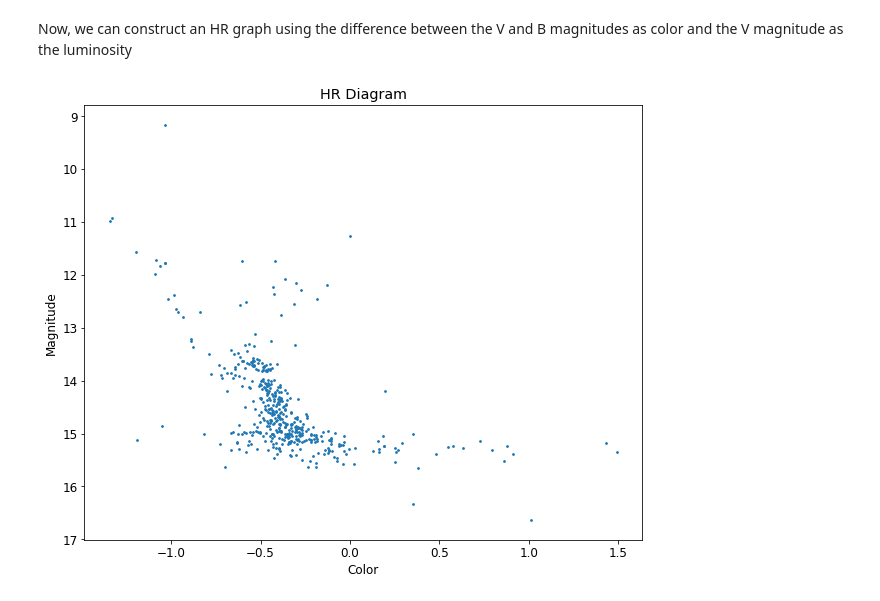
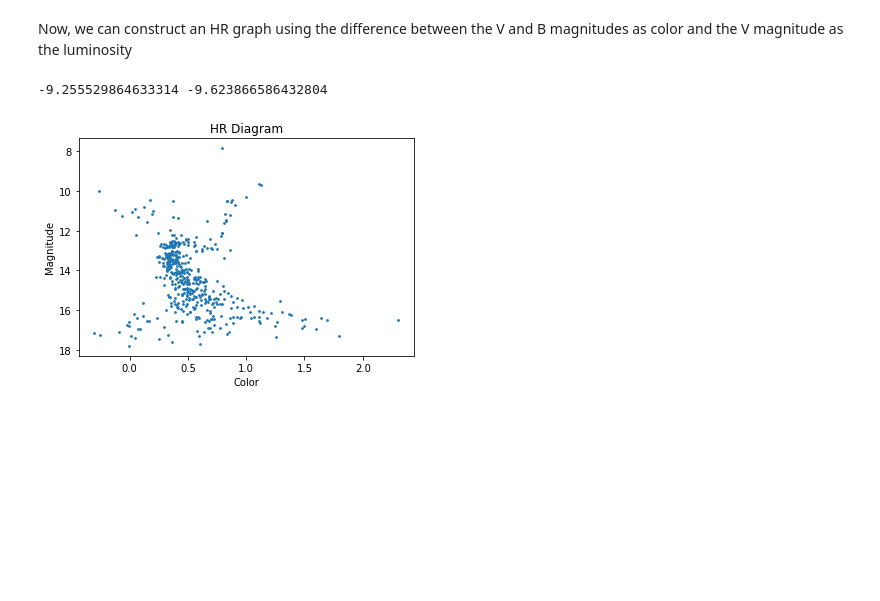
Before and after one commit to thyme4soup/A100HRDiagrams, a Jupyter notebook: HR Diagram Derivation.ipynb, the cells around one changed output. Drawn from its saved outputs; the diff is of its cells as text; code cells hidden in the pictures; blank space fills up the shorter version.

```diff
--- a/HR Diagram Derivation.ipynb
+++ b/HR Diagram Derivation.ipynb
@@ -423,8 +414,37 @@ def get_mags(img, pos, zmag=30):
     mags = [get_mag(img, pos[i], zmag) for i in range(len(rects))]
     return mags
 
-def get_mags_from_filters(input_list):
-    imlist = [fits.open(x[0])[0].data[100:-100,100:-100] for x in input_list]
+def get_mags_from_filters(input_list, fit=None):
+    imlist = [fits.open(x)[0].data[100:-100,100:-100] for x in input_list]
+
+    if fit:
+        img_v = imlist[0]
+        img_b = imlist[1]
+
+        diffs = ([], [])
+        for i in range(len(fit[0])):
+
+            vmag = get_mag(img_v, fit[0][i])
+            bmag = get_mag(img_b, fit[0][i])
+
+            if vmag and bmag:
+                diffs[0].append(fit[1][i] - vmag)
+                diffs[1].append(fit[2][i] - bmag)
+
+        delta_v = 0
+        delta_b = 0
+
+        N = len(diffs[0])
+
+        for i in range(N):
+            delta_v += diffs[0][i] / N
+            delta_b += diffs[1][i] / N
+
+        print(delta_v, delta_b)
+
+        zmags = [30 + delta_v, 30 + delta_b]
+    else:
+        zmags = [30, 30]
 
     # Contains a list of magnitudes for each filter across all frames
     mags = []
@@ -433,15 +453,18 @@ def get_mags_from_filters(input_list):
     pos = get_peaks(imlist[0])
 
     for i in range(len(imlist)):
-        mags_im = get_mags(imlist[i], pos, zmag=input_list[i][1])
+        mags_im = get_mags(imlist[i], pos, zmag=zmags[i])
         mags.append(mags_im)
 
-    return list(zip(*mags))
+    return list(zip(pos, *mags))
 # %% [markdown]
 Now, we can construct an HR graph using the difference between the V and B magnitudes as color and the V magnitude as the luminosity
 # %%
 # Pull magnitudes from a list of exposures
-mags_lst = get_mags_from_filters([(fits_dict['2sV'], zmag_v), (fits_dict['2sB'], zmag_b)])
+fit = [[(394, 524), (1315, 156)], [12.770, 12.830], [13.240, 13.660]]
+mags_lst = get_mags_from_filters([(fits_dict['2sV']), (fits_dict['2sB'])], fit=fit)
+# %% [output]
+-9.255529864633314 -9.623866586432804
 # %%
 def app_to_abs(mag, d=827.8):
     return mag - 5.0 * np.log10(d/10)
@@ -454,21 +477,21 @@ def appmag_to_luminosity(mag, d=827.8):
 # %%
 # Remove any stars that are missing values
 cleaned_mags = mags_lst
-cleaned_mags = [(x[0], x[1]) for x in cleaned_mags if None not in x]
+cleaned_mags = [(x[1], x[2]) for x in cleaned_mags if None not in x]
 
 def ballesteros(B_V):
     return 4600 * (1 / (0.92 * B_V + 1.7) + 1 / (0.92 * B_V + 1.62))
 
 # Get the values for the axes in our scatterplot
 luminosities = [x[0] for x in cleaned_mags]
-colors = [x[0] - x[1] for x in cleaned_mags]
+colors = [x[1] - x[0] for x in cleaned_mags]
 
 plt.title("HR Diagram")
 plt.xlabel("Color")
 plt.ylabel("Magnitude")
 plt.scatter(colors, luminosities, s=3)
 plt.gca().invert_yaxis()
 plt.show()
 # %% [output]
-[figure, old version]
+[figure, new version]
 # %%
```
Also changed, not shown: parts of 32 cells of this notebook.
